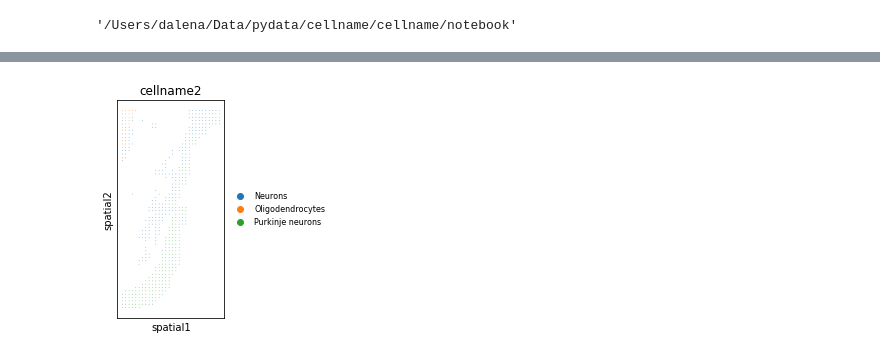
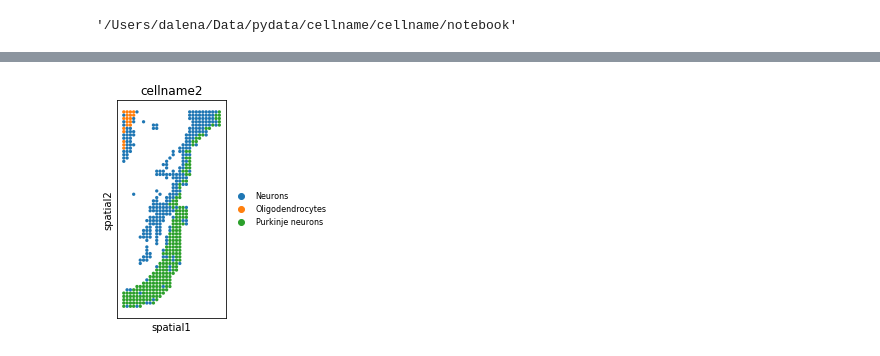
Before and after one commit to wangjiaxuan666/CellName, a Jupyter notebook: notebook/Tutorials.ipynb, the cells around one changed output, grey strips where cells are left out. Cells and saved outputs as stored; diff of their text form; code cells hidden in the pictures.

```diff
--- a/notebook/Tutorials.ipynb
+++ b/notebook/Tutorials.ipynb
@@ -36,8 +36,8 @@ cl
 # %%
 cluster2annotation = {str(x) : y for x,y in cl['cell type'].items()}
 # add a new `.obs` column called `cell type` by mapping clusters to annotation using pandas `map` function
 adata.obs['leiden'].map(cluster2annotation).astype('category')
 adata.obs['cellname2'] = adata.obs['leiden'].map(cluster2annotation).astype('category')
-sc.pl.spatial(adata,color="cellname2",legend_fontsize=8,spot_size=20)
+sc.pl.spatial(adata,color="cellname2",legend_fontsize=8,spot_size=100)
 # %% [output]
-[figure, old version]
+[figure, new version]
```
Also changed, not shown: parts of 1 cell of this notebook, 2 other files.
